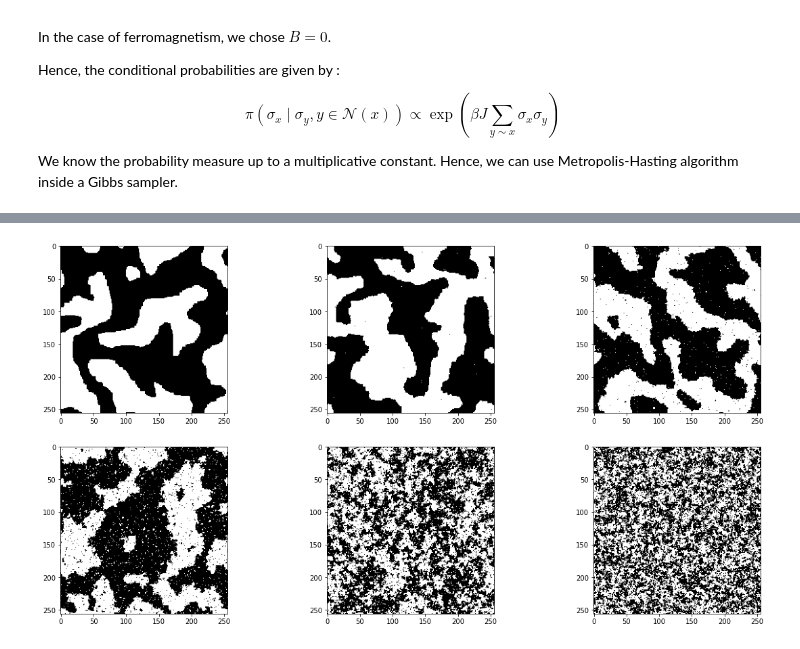
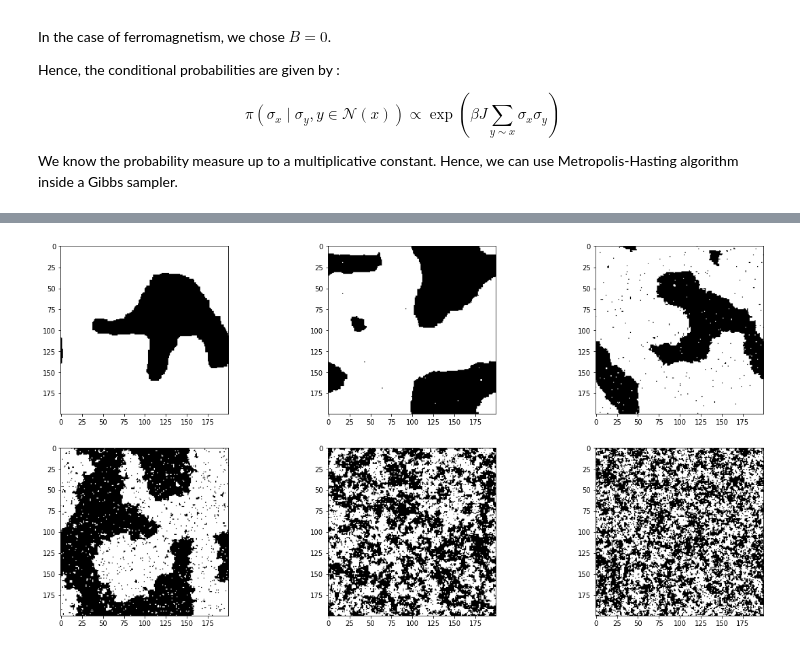
Before and after one commit to simonqueric/Ising_Model, a Jupyter notebook: ising_model.ipynb, the cells around one changed output, grey strips where cells are left out. Cells and saved outputs as stored; diff of their text form; code cells hidden in the pictures.

```diff
--- a/ising_model.ipynb
+++ b/ising_model.ipynb
@@ -23,5 +33,5 @@ from numba import jit
 # %%
-n = 256
+n = 300
 S = np.random.uniform(0, 1 , size=(n, n))
 p = .5
 S = 1*(S>=p) - (S<p)
@@ -67,11 +77,13 @@ def simul(x, S, T) :
 @jit(nopython=True)
 def ising_model(S, T, n_iter) :
     new_S = np.copy(S)
+    sequence = [new_S]
     N, _ = np.shape(S)
     for _ in range(n_iter) :
         for i in range(N) :
             for j in range(N) :
                 sx = simul((i,j), new_S, T)
                 new_S[i,j] = sx
+        sequence.append(np.copy(new_S))
 
-    return new_S
+    return sequence
@@ -86,11 +118,16 @@ plt.show()
 # %%
+n = 200
+S = np.random.uniform(0, 1 , size=(n, n))
+p = .5
+S = 1*(S>=p) - (S<p)
+
 fig, ax = plt.subplots(ncols=3, nrows=2, figsize=(20, 10))
 Ts = np.array([[0.01, 1, 1.5],
-                 [2, 2.5, 3]])
+                [2, 2.5, 3]])
 for i in [0, 1] :
     for j in [0, 1, 2] :
-        ax[i, j].imshow(ising_model(S, T=Ts[i, j], n_iter=200), cmap="gray")
+        ax[i, j].imshow(ising_model(S, T=Ts[i, j], n_iter=500), cmap="gray")
 
 plt.show()
 # %% [output]
-[figure, old version]
+[figure, new version]
```
Also changed, not shown: parts of 9 cells of this notebook.
